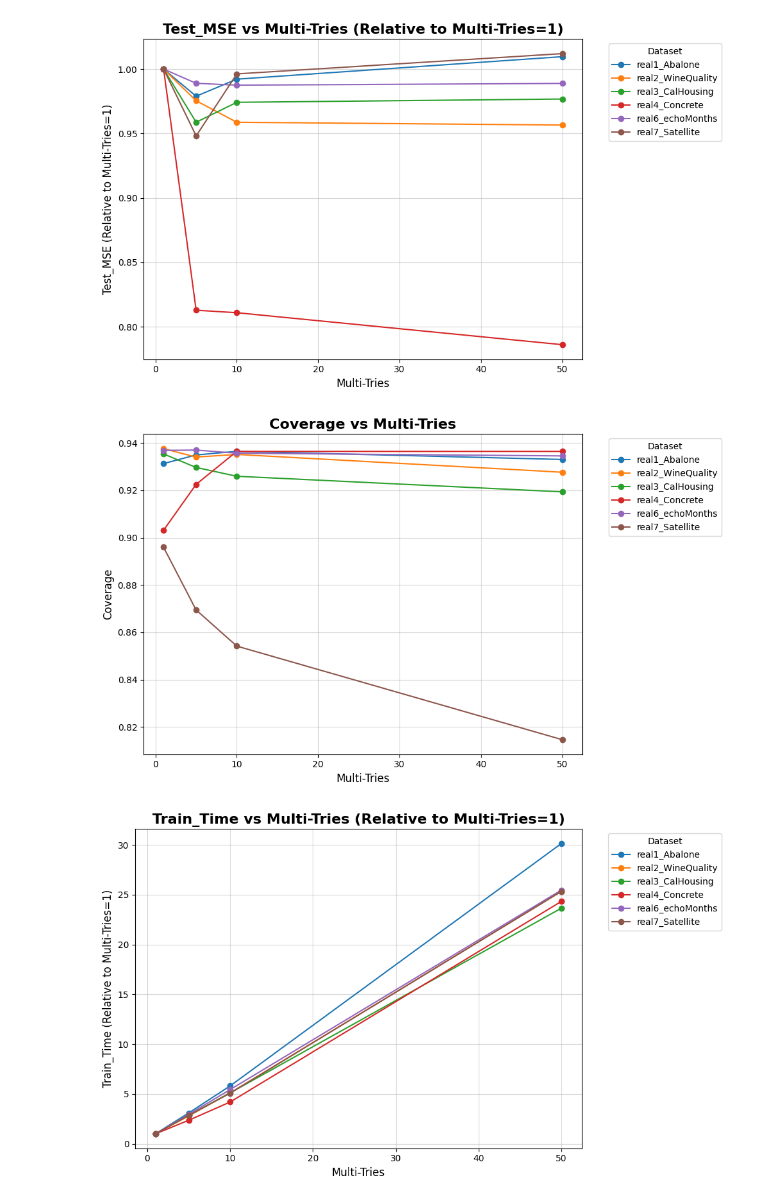
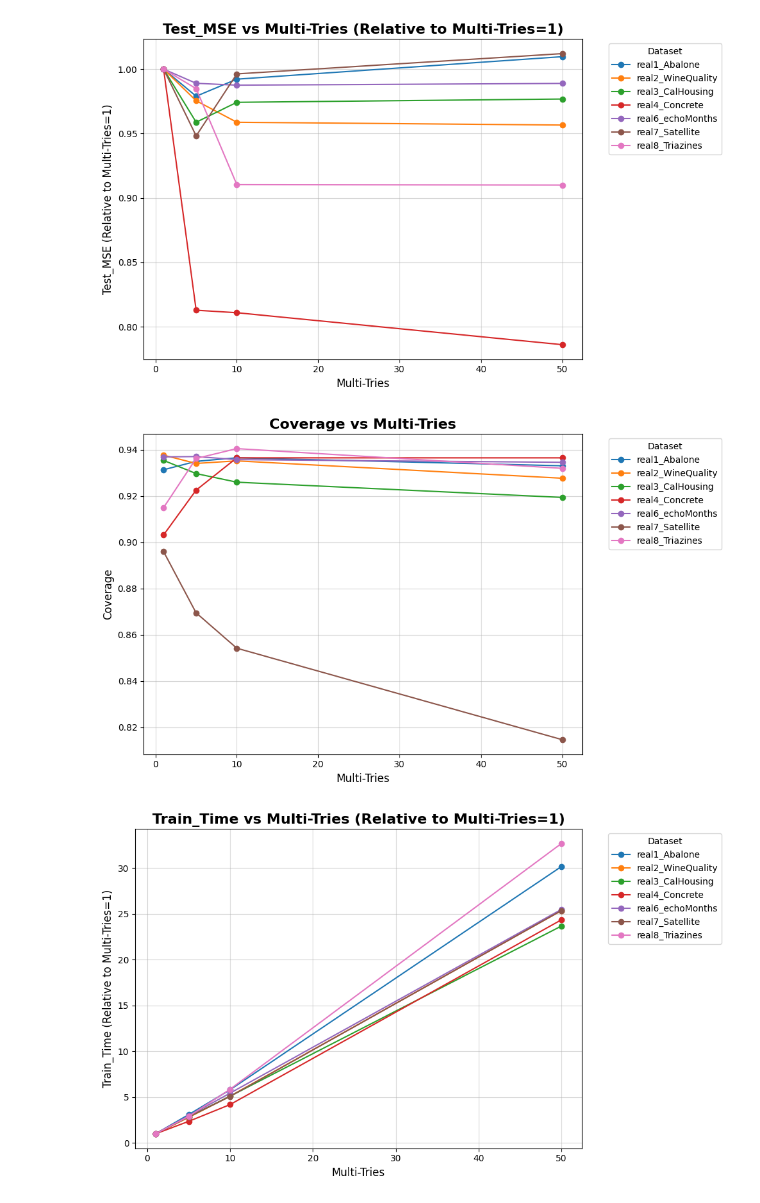
Before and after one commit to yanshuotan/bart-playground, a Jupyter notebook: benchmarks/mtmh_dir/combined_results.ipynb, the cells around one changed output. Drawn from its saved outputs; the diff is of its cells as text; code cells hidden in the pictures.

```diff
--- a/benchmarks/mtmh_dir/combined_results.ipynb
+++ b/benchmarks/mtmh_dir/combined_results.ipynb
@@ -6,7 +6,8 @@ from pathlib import Path
 
 # Define datasets and metrics
 datasets = ['real1_Abalone', 'real2_WineQuality', 'real3_CalHousing',
-           'real4_Concrete', 'real5_BreastTumor', 'real6_echoMonths', 'real7_Satellite']
+           'real4_Concrete', 'real5_BreastTumor', 'real6_echoMonths',
+           'real7_Satellite', 'real8_Triazines']
 metrics = ['rhat', 'test_mse', 'pi_length', 'coverage', 'train_time']
 
 # Results directory
@@ -177,7 +183,8 @@ from pathlib import Path
 
 # Define datasets
 datasets = ['real1_Abalone', 'real2_WineQuality', 'real3_CalHousing',
-           'real4_Concrete', 'real6_echoMonths', 'real7_Satellite']
+           'real4_Concrete', 'real5_BreastTumor', 'real6_echoMonths',
+           'real7_Satellite', 'real8_Triazines']
 
 # Results directory
 results_dir = Path('results')
@@ -236,3 +244,3 @@ for metric, data in metric_data.items():
-[figure, old version]
+[figure, new version]
-[figure, old version]
+[figure, new version]
-[figure, old version]
+[figure, new version]
```
Also changed, not shown: parts of 2 cells of this notebook.
